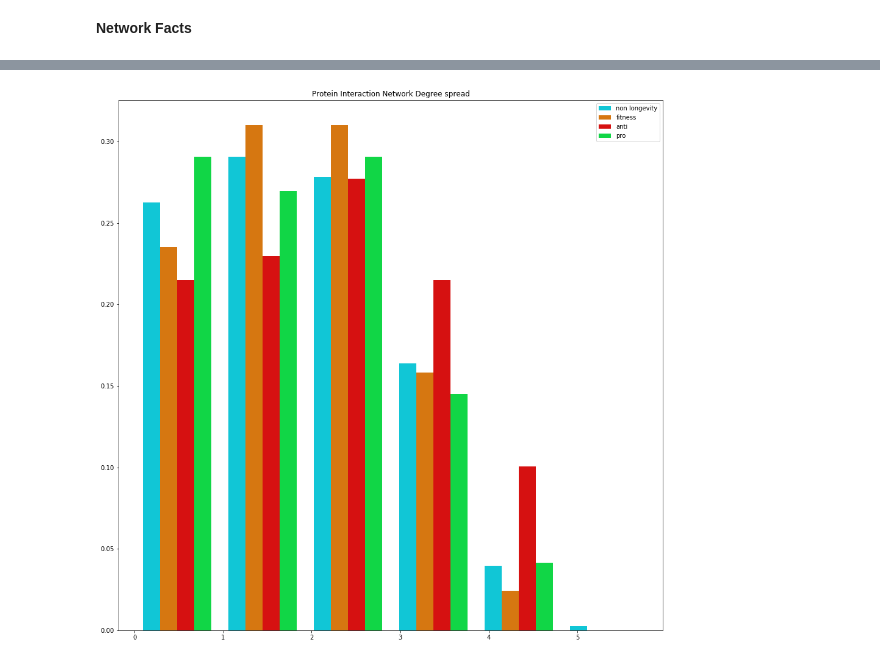
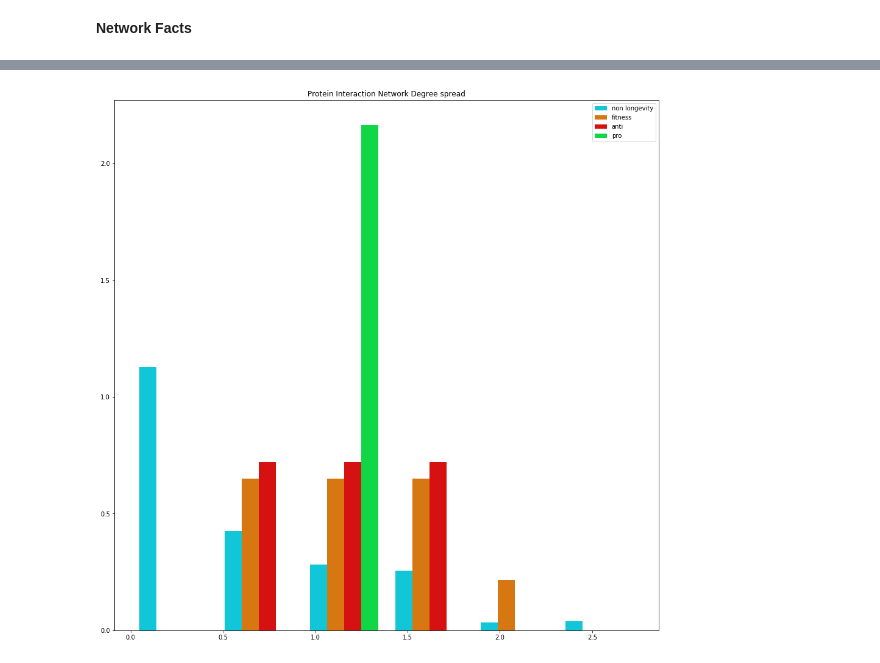
Before and after one commit to JoyMace/HomologousGenes, a Jupyter notebook: Project.ipynb, the cells around one changed output, grey strips where cells are left out. Saved outputs shown, nothing was run; the diff lists cells and outputs as text; code cells hidden in the pictures.

```diff
--- a/Project.ipynb
+++ b/Project.ipynb
@@ -274,10 +423,17 @@ for n in non_longevity_nodes:
 ellmean = ell/len(non_longevity_nodes)
 
 zscore = []
+n_avg_gene_length = []
 for i in non_longevity_nodes:
+    try:
+        n_avg_gene_length.append(G_main.nodes[i]['gene_length'])
+    except:
+        continue
     zscore.append(calculate_DegreezScore(G_main, i))
 zscore_std = np.std(zscore)
 mean_zscore = np.mean(zscore)
+gl_std = np.std(n_avg_gene_length)
+mean_gl = np.mean(n_avg_gene_length)
 
 print("Non Longevity Nodes")
 print("Number of Longevity Nodes: {}".format(len(non_longevity_nodes)))
@@ -286,5 +442,6 @@ print("Average Degree: {}".format(edges/len(non_longevity_nodes)))
 print("Mean Geodesic Distance: {}".format(ellmean))
 print('Avergae Degree Z Score: {}'.format(mean_zscore))
 print('Zscore std: {}'.format(zscore_std))
+print('Avg gene length of {}'.format(mean_gl))
 # %% [output]
 Non Longevity Nodes
@@ -344,0 +639,13 @@ Zscore std: 0.9476643024845358
+# %%
+pro_nodes, edges, ellmean, zscore_std, mean_zscore, pro_glstd, pro_meangl = get_stats(G_main, '#11d646')
+print("Pro Longevity Nodes")
+print("Number of Nodes: {}".format(len(pro_nodes)))
+print("Number of in/out edges: {}".format(edges))
+print("Average Degree: {}".format(edges/len(pro_nodes)))
+print("Mean Geodesic Distance: {}".format(ellmean))
+print('Avergae Degree Z Score: {}'.format(mean_zscore))
+print('Zscore std: {}'.format(zscore_std))
+print('Avg gene length of {}'.format(pro_meangl))
+node_dict = {'non_longevity': {'nodes':non_longevity_nodes, 'label': 'Non Longevity', 'color': '#d61111'},
+             'pro_longevity': {'nodes': pro_nodes, 'label': 'Pro Longevity', 'color': '#11d646'}}
+comparitive_pdf(G_main, z, node_dict)
@@ -345,5 +662,5 @@ Zscore std: 0.9476643024845358
 # %%
-anti_nodes, edges, ellmean, zscore_std, mean_zscore = get_stats(G_main, '#d61111')
+anti_nodes, edges, ellmean, zscore_std, mean_zscore, anti_glstd, anti_meangl = get_stats(G_main, '#d61111')
 print("Anti Longevity Nodes")
 print("Number of Nodes: {}".format(len(anti_nodes)))
 print("Number of in/out edges: {}".format(edges))
@@ -351,5 +668,12 @@ print("Average Degree: {}".format(edges/len(anti_nodes)))
 print("Mean Geodesic Distance: {}".format(ellmean))
 print('Avergae Degree Z Score: {}'.format(mean_zscore))
 print('Zscore std: {}'.format(zscore_std))
+print('Avg gene length of {}'.format(anti_meangl))
+node_dict = {'anti_longevity': {'nodes': anti_nodes, 'label': 'Anti Longevity', 'color': '#d61111'},
+             'pro_longevity': {'nodes': pro_nodes, 'label': 'Pro Longevity', 'color': '#11d646'}}
+comparitive_pdf(G_main, z, node_dict)
+
+#comparitive_pdf(non_longevity_nodes, anti_nodes, ['Non Longevity', 'Anti Longevity'])
+#comparitive_pdf(pro_nodes, anti_nodes, ['Pro Longevity', 'Anti Longevity'])
 # %% [output]
 Anti Longevity Nodes
@@ -362,5 +688,5 @@ Zscore std: 1.1568020934688654
 # %%
-fit_nodes, edges, ellmean, zscore_std, mean_zscore = get_stats(G_main, '#d67711')
+fit_nodes, edges, ellmean, zscore_std, mean_zscore, fit_glstd, fit_meangl = get_stats(G_main, '#d67711')
 print("Fitness Longevity Nodes")
 print("Number of Longevity Nodes: {}".format(len(fit_nodes)))
 print("Number of in/out edges: {}".format(edges))
@@ -368,5 +694,11 @@ print("Average Degree: {}".format(edges/len(fit_nodes)))
 print("Mean Geodesic Distance: {}".format(ellmean))
 print('Avergae Degree Z Score: {}'.format(mean_zscore))
 print('Zscore std: {}'.format(zscore_std))
+print('Avg gene length of {}'.format(fit_meangl))
+
+node_dict = {'anti_longevity': {'nodes': anti_nodes, 'label': 'Anti Longevity', 'color': '#d61111'},
+             'pro_longevity': {'nodes': pro_nodes, 'label': 'Pro Longevity', 'color': '#11d646'},
+             'fit_longevity': {'nodes': fit_nodes, 'label': 'Fit Longevity', 'color': '#d67711'}}
+comparitive_pdf(G_main, z, node_dict)
 # %% [output]
 Fitness Longevity Nodes
@@ -425,19 +750,19 @@ plt.show()
 # %%
 fig = plt.figure(figsize=(16,16))
 ax = fig.add_subplot(111)
 ax.set_title('Protein Interaction Network Degree spread')
 
 labels=['non longevity','fitness', 'anti', 'pro']
 colors = ['#11c6d6', '#d67711','#d61111', '#11d646']
-plt.hist([[np.log(G_main.degree(n)) for n in non_nodes],
+plt.hist([[np.log(G_main.degree(n)) for n in non_longevity_nodes],
           [np.log(G_main.degree(n)) for n in fit_nodes],
           [np.log(G_main.degree(n)) for n in anti_nodes],
           [np.log(G_main.degree(n)) for n in pro_nodes]],
          bins=6,color=colors, label=labels, density=True)
 ax.legend()
 plt.show()
 # %% [output]
-[figure, old version]
+[figure, new version]
 # %%
 fig = plt.figure(figsize=(16,16))
 ax = fig.add_subplot(111)
```
Also changed, not shown: parts of 31 cells of this notebook, 3 other files.
